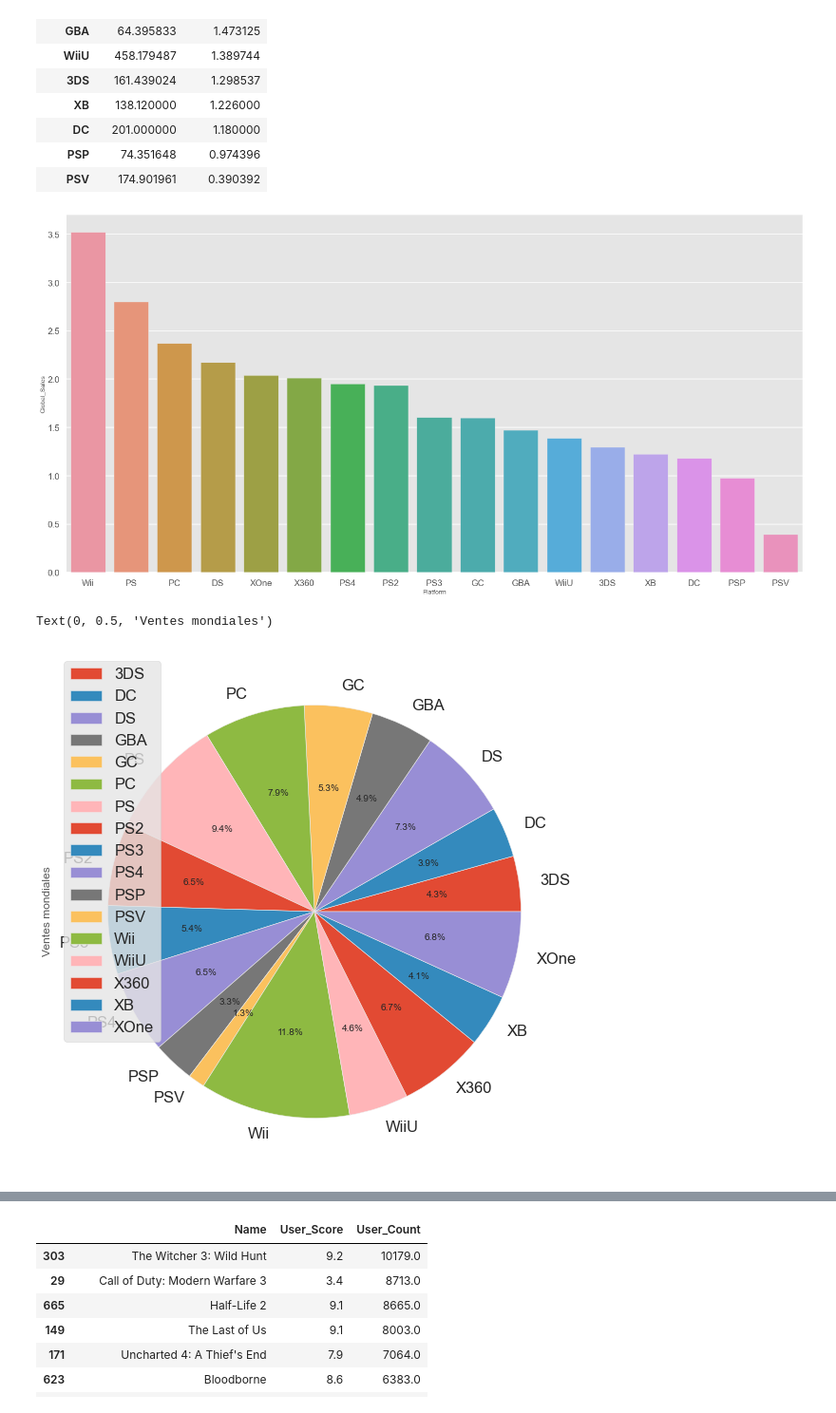
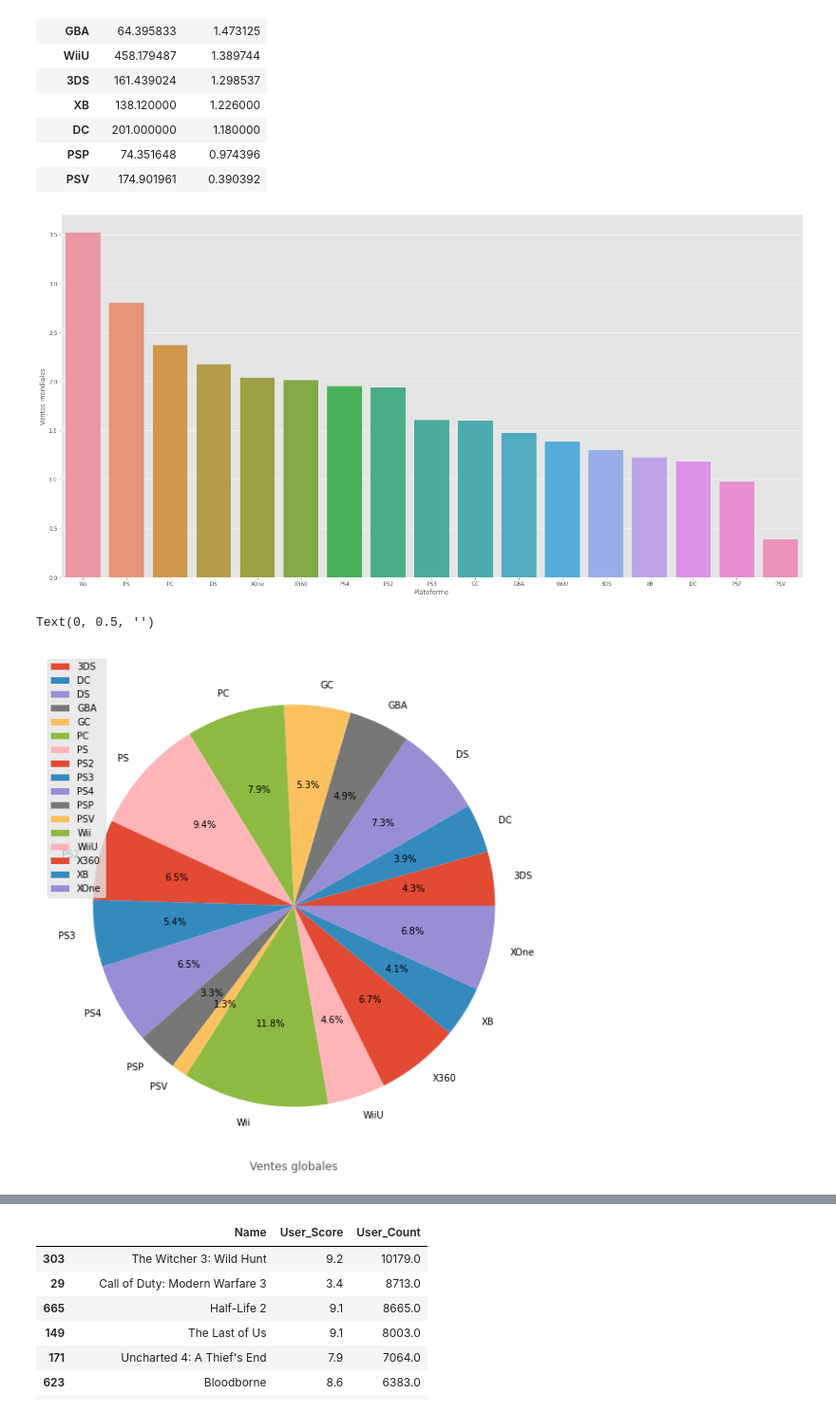
Before and after one commit to Jnamor/video_games, a Jupyter notebook: Data Visualisation.ipynb, the cells around one changed output, grey strips where cells are left out. Shown at 95% size. Saved outputs shown, nothing was run; the diff lists cells and outputs as text; code cells hidden in the pictures.

```diff
--- a/Data Visualisation.ipynb
+++ b/Data Visualisation.ipynb
@@ -99,19 +103,20 @@ data_1[['User_Count', 'Global_Sales']]
 | PSV | 174.901961 | 0.390392 |
 # %%
 sns.catplot(x=data_1.index, y="Global_Sales", data=data_1, kind='bar',height=10, aspect=2)
-# sns.barplot(x='period',y='NbCmd',data=df5,palette='Blues_d')
-# sns.lineplot(x='period',y='NbCmd',data=df5,color='red')
+plt.xlabel('Plateforme')
+plt.ylabel('Ventes mondiales')
 
 plt.show()
 # %% [output]
-[figure, old version]
+[figure, new version]
 # %%
 data_pie = df.groupby('Platform')[['Global_Sales']].mean()
 data_pie.plot.pie(subplots=True, autopct="%.1f%%", figsize=(10, 10))
-plt.ylabel('Ventes mondiales')
+plt.xlabel('Ventes globales')
+plt.ylabel('')
 # %% [output]
-Text(0, 0.5, 'Ventes mondiales')
+Text(0, 0.5, '')
-[figure, old version]
+[figure, new version]
 # %%
 # data_2 = df.groupby("Publisher").mean().sort_values('Global_Sales', ascending = False).head(10)
 # sns.catplot(x = "Global_Sales", y = data_2.index, data = data_2, kind = 'bar', height = 10, aspect = 2)
```
Also changed, not shown: parts of 18 cells of this notebook.
